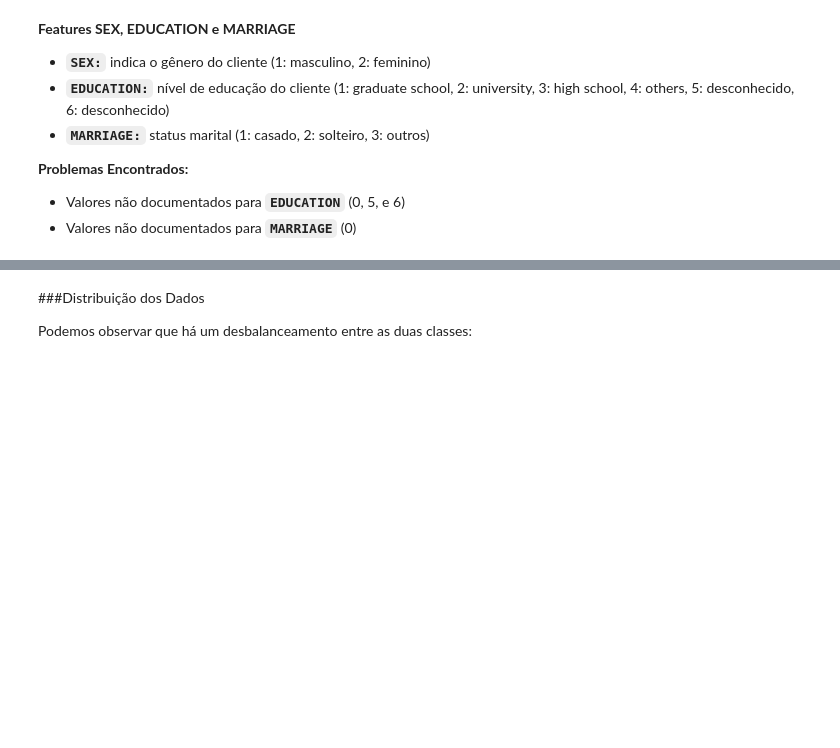
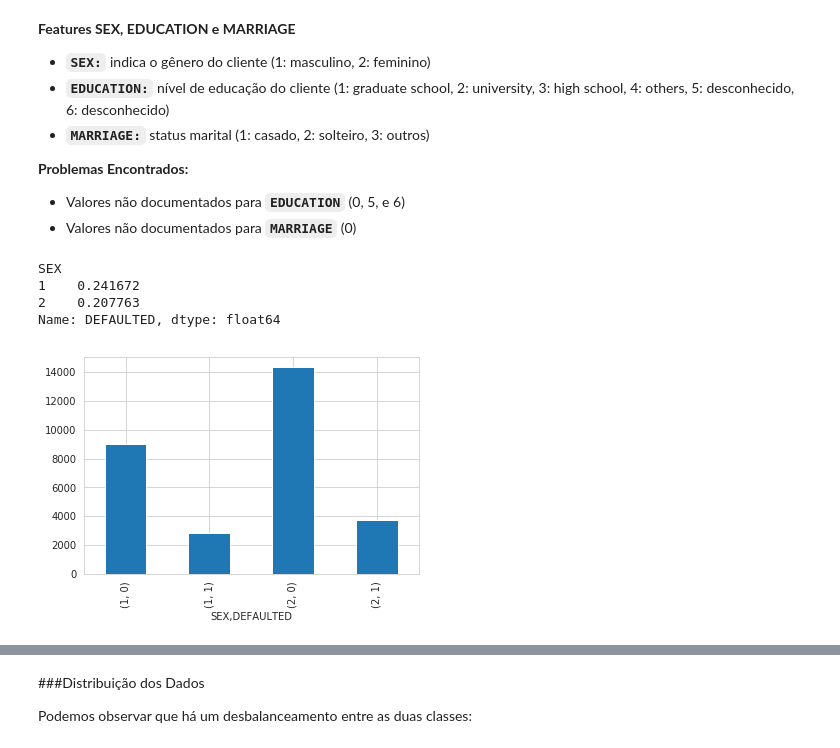
Before and after one commit to tmiessa/mdc-defaultcredit, a Jupyter notebook: mdc_defaultcredit.ipynb, the cells around one changed output, grey strips where cells are left out. Saved outputs shown, nothing was run; the diff lists cells and outputs as text; code cells hidden in the pictures; blank space fills up the shorter version.

```diff
--- a/mdc_defaultcredit.ipynb
+++ b/mdc_defaultcredit.ipynb
@@ -215,3 +234,14 @@ df[['SEX','EDUCATION', 'MARRIAGE']].apply(pd.Series.value_counts).fillna(0).asty
 
 * Valores não documentados para **`EDUCATION`** (0, 5, e 6)
 * Valores não documentados para **`MARRIAGE`** (0)
+# %%
+test = df['DEFAULTED'].groupby(df['SEX'])
+p=test.value_counts().plot(kind='bar')
+
+test.mean()
+# %% [output]
+SEX
+1    0.241672
+2    0.207763
+Name: DEFAULTED, dtype: float64
+[figure, added]
```
Also changed, not shown: parts of 63 cells of this notebook.
